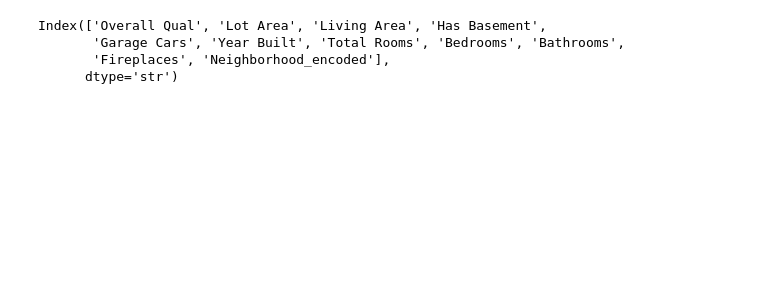
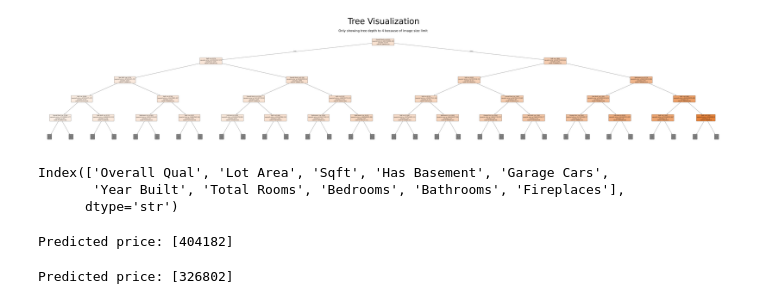
Before and after one commit to JeremiahIsGood/Atlantic-Project, a Jupyter notebook: regressor_architecture_ames.ipynb, the cells around one changed output. Cells and saved outputs as stored; diff of their text form; code cells hidden in the pictures; blank space fills up the shorter version.

```diff
--- a/regressor_architecture_ames.ipynb
+++ b/regressor_architecture_ames.ipynb
@@ -225,7 +214,0 @@ plt.show()
-# %%
-X_train.columns
-# %% [output]
-Index(['Overall Qual', 'Lot Area', 'Living Area', 'Has Basement',
-       'Garage Cars', 'Year Built', 'Total Rooms', 'Bedrooms', 'Bathrooms',
-       'Fireplaces', 'Neighborhood_encoded'],
-      dtype='str')
@@ -232,3 +218,17 @@ Index(['Overall Qual', 'Lot Area', 'Living Area', 'Has Basement',
+# %%
+tree = rf_regressor.estimators_[0]
+plt.figure(figsize=(120, 20))
+plot_tree(tree,
+          max_depth=4,
+          feature_names=X_train.columns,
+          filled=True,
+          rounded=True,
+          fontsize=12)
+plt.suptitle('         Tree Visualization', fontsize=80)
+plt.title('Only showing tree depth to 4 because of image size limit', fontsize=30)
+plt.show()
+# %% [output]
+[figure, added]
 # %%
 import joblib
 # %%
@@ -256,0 +257,42 @@ def predict_new_data(new_df):
+# %%
+X_train.columns
+# %% [output]
+Index(['Overall Qual', 'Lot Area', 'Sqft', 'Has Basement', 'Garage Cars',
+       'Year Built', 'Total Rooms', 'Bedrooms', 'Bathrooms', 'Fireplaces'],
+      dtype='str')
+# %%
+new_data = pd.DataFrame({
+    'Overall Qual': [np.nan],
+    'Lot Area': [14209],
+    'Sqft': [2875],
+    'Has Basement': [1],
+    'Garage Cars': [2],
+    'Year Built': [2002],
+    'Total Rooms': [18],
+    'Bedrooms': [4],
+    'Bathrooms': [4],
+    'Fireplaces': [1],
+})
+
+prediction = predict_new_data(new_data)
+print(f'Predicted price: {prediction.astype(int)}')
+# %% [output]
+Predicted price: [404182]
+# %%
+new_data = pd.DataFrame({
+    'Overall Qual': [np.nan],
+    'Lot Area': [2405],
+    'Sqft': [1748],
+    'Has Basement': [1],
+    'Garage Cars': [2],
+    'Year Built': [2019],
+    'Total Rooms': [14],
+    'Bedrooms': [4],
+    'Bathrooms': [4],
+    'Fireplaces': [np.nan],
+})
+
+prediction = predict_new_data(new_data)
+print(f'Predicted price: {prediction.astype(int)}')
+# %% [output]
+Predicted price: [326802]
```
Also changed, not shown: parts of 15 cells of this notebook, 4 other files.
